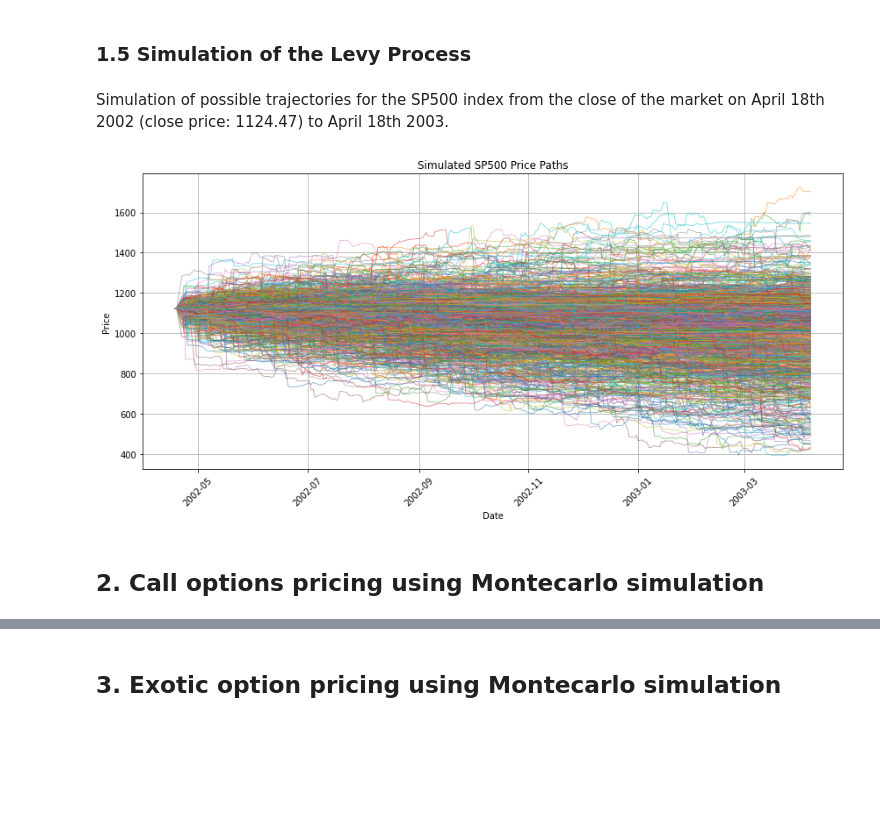
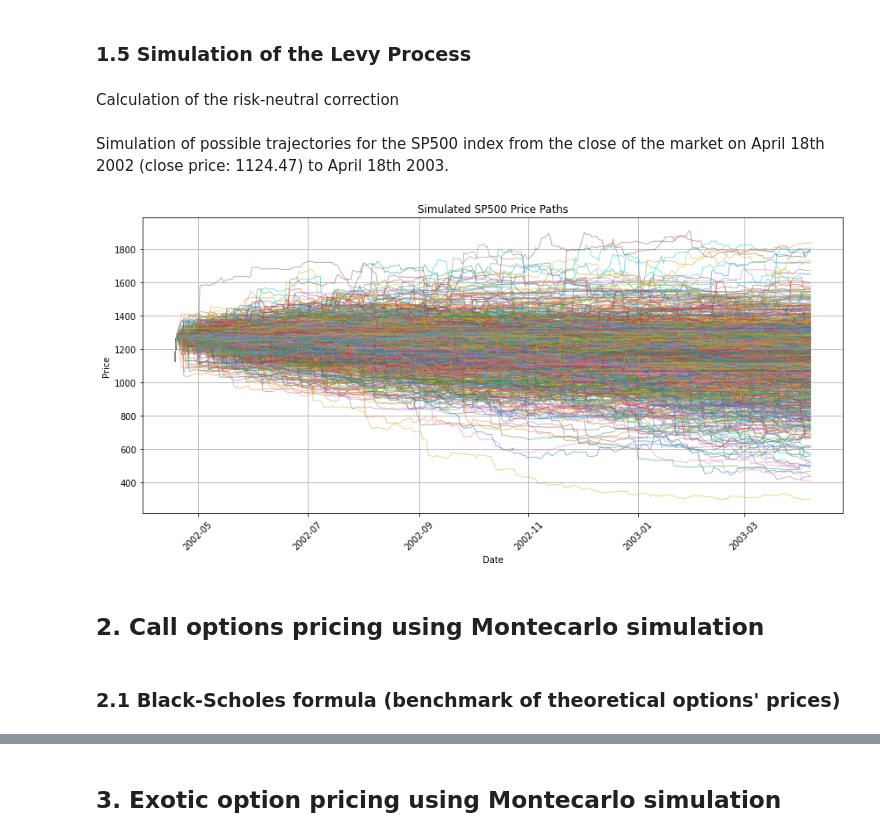
Before and after one commit to FabbriSimo001/LPA_Stochastic_Volatility, a Jupyter notebook: LPA-Group_Assignment.ipynb, the cells around one changed output, grey strips where cells are left out. Cells and saved outputs as stored; diff of their text form; code cells hidden in the pictures; blank space fills up the shorter version.

Commit message:
Montecarlo option pricing

```diff
--- a/LPA-Group_Assignment.ipynb
+++ b/LPA-Group_Assignment.ipynb
@@ -332,5 +335,21 @@ plt.show()
 # %% [markdown]
 ### 1.5 Simulation of the Levy Process
+# %% [markdown]
+Calculation of the risk-neutral correction
+# %%
+def risk_neutral (r, q, u, t, kappa, eta, lambda_, y0):
+    # Calculate exp_iuYt_y0
+    # new u (suggested by professor)
+    #u = -1*delta*(cmath.sqrt(alpha*alpha-(beta+1)**2) - cmath.sqrt(alpha*alpha-beta*beta))
+    # Calculate gamma (γ)
+    gamma = math.sqrt(kappa*kappa - 2 * (lambda_*lambda_) * u)
+    # Calculate the expression
+    numerator = math.exp((kappa*kappa * eta * t) / (lambda_*lambda_)) * math.exp((2 * y0 * u) / (kappa + gamma * (math.cosh(gamma * t / 2)/math.sinh(gamma * t / 2))))
+    denominator = (math.cosh(gamma * t / 2) + (kappa * math.sinh(gamma * t / 2)) / gamma) ** (2 * kappa * eta / (lambda_**2))
+    exp_iuYt_y0 = numerator / denominator
+    result = ((math.exp(r-q)*t)/exp_iuYt_y0)
+
+    return result
 # %% [markdown]
 Simulation of possible trajectories for the SP500 index from the close of the market on April 18th 2002 (close price: 1124.47) to April 18th 2003.
 # %%
@@ -342,34 +361,40 @@ y0 = 1     # Initial value
 T = 1.0       # Time horizon
 N = 252      # Number of time steps
 alpha = 18.4815 #Tail heaviness parameter for the NIG process.
 beta = -4.8412 #Asymmetry parameter for the NIG process.
 delta = 0.4685 #Scale parameter for the NIG process.
 starting_price = 1124.47
+r = 0.019
+q = 0.012
 num_paths = 1000  # Number of trajectories
 # Set the starting date for the x-axis
 start_date = pd.to_datetime("2002-04-18")
 dates = pd.date_range(start=start_date, periods=N + 1, freq='B')  # Business days only
 # Initialize an array to store paths
 paths = np.zeros((N + 1, num_paths))
 paths[0] = starting_price  # Set initial price for all paths
+u = -1*delta*(math.sqrt(alpha*alpha-(beta+1)**2) - math.sqrt(alpha*alpha-beta*beta)) #New u* for the risk-neutral correction
 # Simulate each path
 for i in range(num_paths):
     # Generate a new set of daily log returns for this trajectory
     time, levy_process = get_NIG_CIR(kappa, eta, lambda_, y0, T, N, alpha, beta, delta)
-    prices = starting_price * np.exp(levy_process)
+    risk_neutral_ =  risk_neutral (r, q, u, T, kappa, eta, lambda_, y0)
+    prices = starting_price * np.exp(levy_process) * risk_neutral_
     paths[1:, i] = prices  # Convert log returns to price path
 # Plot the 100 simulated paths
 plt.figure(figsize=(12, 6))
 for i in range(num_paths):
     plt.plot(dates, paths[:, i], linewidth=0.8, alpha=0.6)
 plt.title("Simulated SP500 Price Paths")
 plt.xlabel("Date")
 plt.ylabel("Price")
 plt.xticks(rotation=45)
 plt.grid(True)
 plt.tight_layout()
 plt.show()
 # %% [output]
-[figure, old version]
+[figure, new version]
 # %% [markdown]
 ## 2. Call options pricing using Montecarlo simulation
+# %% [markdown]
+### 2.1 Black-Scholes formula (benchmark of theoretical options' prices)
```
Also changed, not shown: parts of 11 cells of this notebook.
